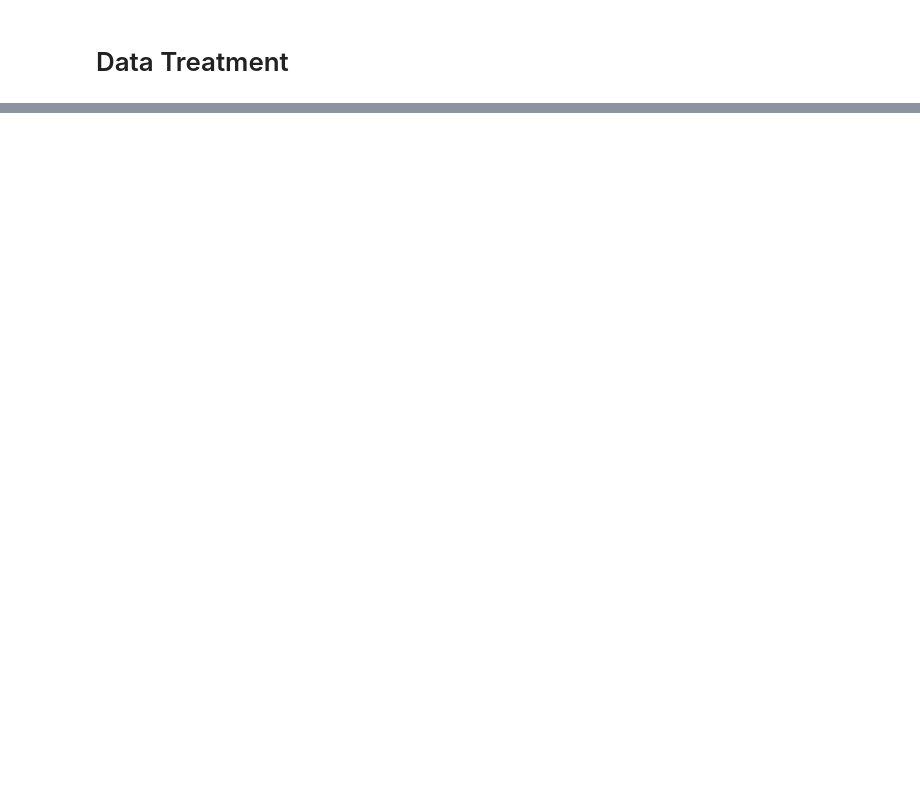
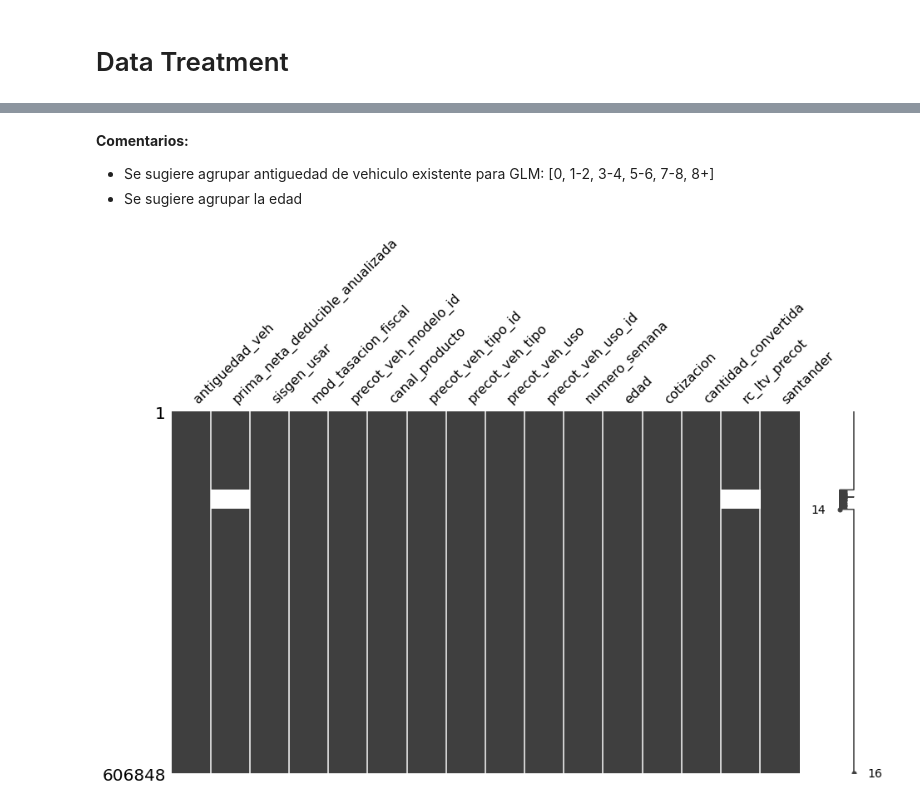
Before and after one commit to CyberIngeniero/Hierarchical_Clustering_and_Conversion_Model, a Jupyter notebook: Clustering.ipynb, the cells around one changed output, grey strips where cells are left out. Drawn from its saved outputs; the diff is of its cells as text; code cells hidden in the pictures; blank space fills up the shorter version.

```diff
--- a/Clustering.ipynb
+++ b/Clustering.ipynb
@@ -61,0 +86,35 @@ array(['Particular (Vehículos de uso personal y/o familiar destinado al transpo
+# %%
+# Ajuste de varibale prima_neta_deducible_anualizada
+df['prima_neta_deducible_anualizada'].replace(',','.', inplace=True)
+df['prima_neta_deducible_anualizada'] = pd.to_numeric(df['prima_neta_deducible_anualizada'], errors='coerce')
+
+# Ajuste de varibale rc_ltv_precot
+df['rc_ltv_precot'].replace(',','.', inplace=True)
+df['rc_ltv_precot'] = pd.to_numeric(df['rc_ltv_precot'], errors='coerce')
+
+# Ajuste de varibale precot_veh_modelo_id
+df['precot_veh_modelo_id'] = df['precot_veh_modelo_id'].astype('object')
+
+# Ajuste de varibale santander
+df['santander'] = df['santander'].astype('object')
+
+# Ajuste de varibale numero_semana
+df['numero_semana'] = np.where(df['numero_semana'] == '-', '0', df['numero_semana'])
+# df['numero_semana'] = df['numero_semana'].astype('int32')
+
+# Ajuste de varibale numero_semana
+df['mod_tasacion_fiscal'] = np.where(df['mod_tasacion_fiscal'] == '-', '0', df['mod_tasacion_fiscal'])
+df['mod_tasacion_fiscal'] = df['mod_tasacion_fiscal'].astype('int32')
+
+# Ajuste de Variable Edad
+df['edad'] = np.where(df['edad'] == 'Empresa', '-1', df['edad'])
+df['edad'] = np.where(df['edad'] == 'Extranjero', '-2', df['edad'])
+df['edad'] = np.where(df['edad'] == '-', '35', df['edad'])
+df['edad'] = df['edad'].astype('int32')
+
+# Ajuste de varibale precot_veh_modelo_id
+df['precot_veh_uso'].replace({'Particular (Vehículos de uso personal y/o familiar destinado al transporte sin fines de lucro)' : 'Particular',
+                              'Otros usos comerciales distintos de transporte de pasajero y/o carga' : 'Otros Usos',
+                              'Transporte Pasajeros' : 'Transporte',
+                              'Taxi Básico' : 'Taxi',
+                              'Vehículo de Reparto' : 'Reparto'}, inplace=True)
@@ -61,0 +181,10 @@ array(['Particular (Vehículos de uso personal y/o familiar destinado al transpo
+# %% [markdown]
+__Comentarios:__
+
+- Se sugiere agrupar antiguedad de vehiculo existente para GLM: [0, 1-2, 3-4, 5-6, 7-8, 8+]
+- Se sugiere agrupar la edad
+# %%
+# Analisis de Datos Perdidos
+msno.matrix(df, figsize=(15,8));
+# %% [output]
+[figure, added]
```
Also changed, not shown: parts of 12 cells of this notebook.
